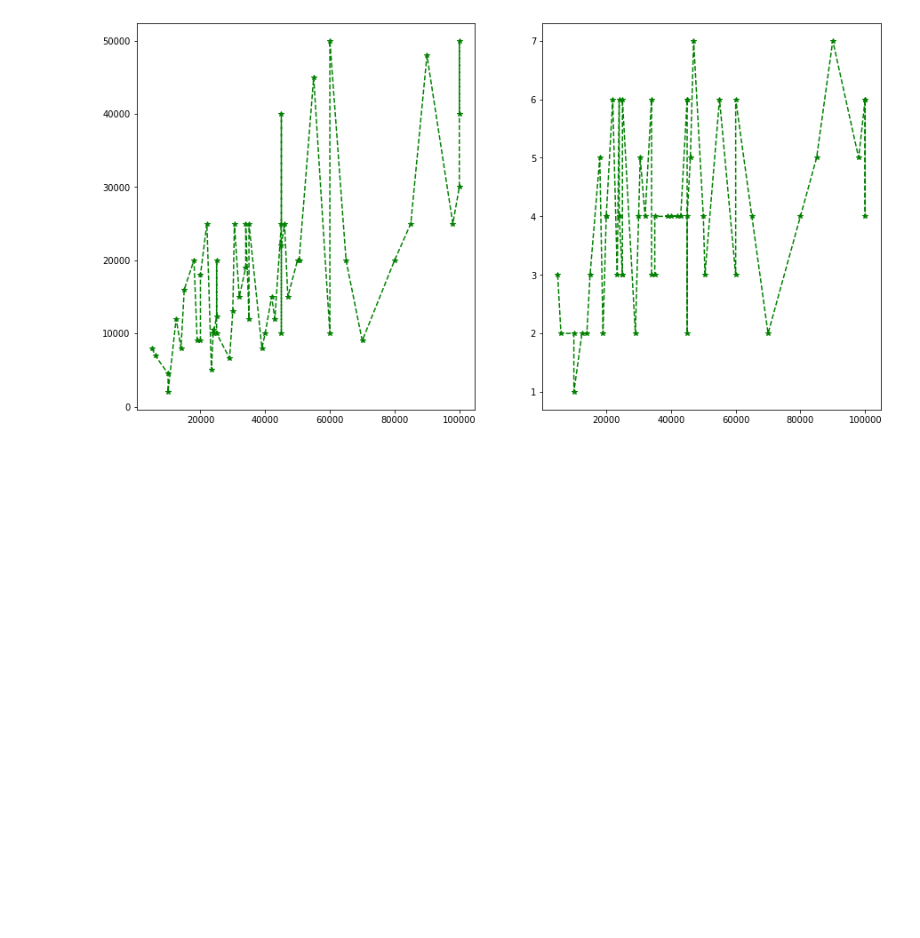
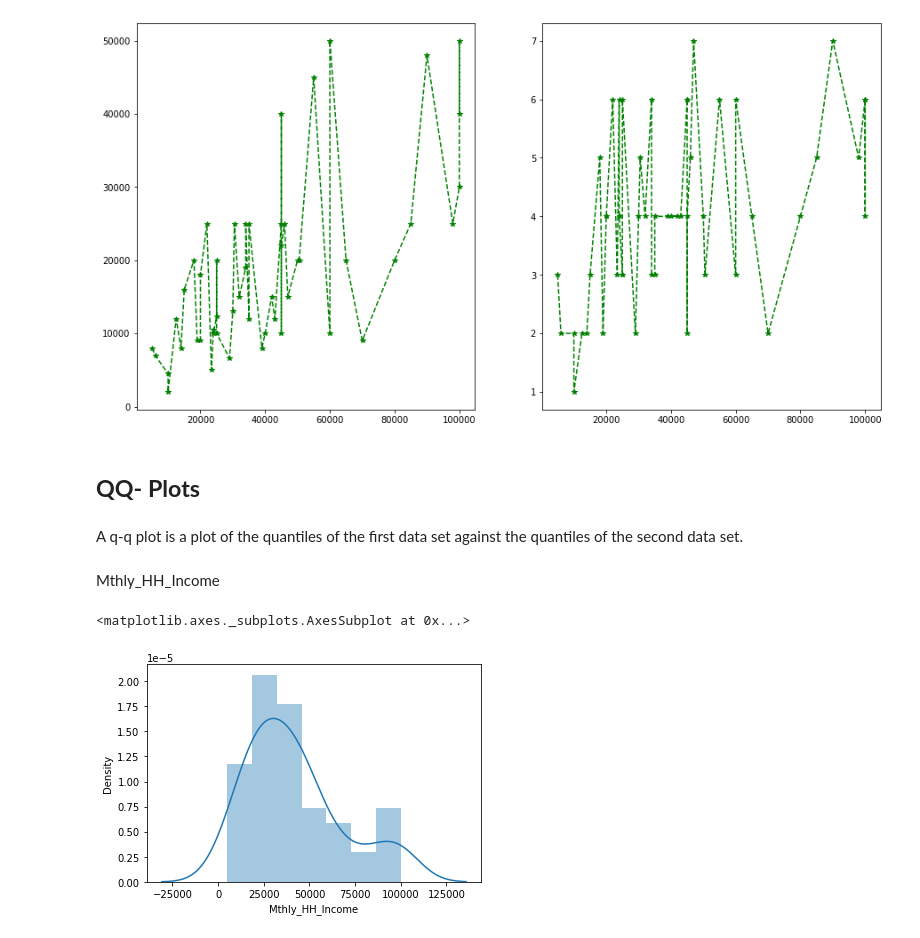
Before and after one commit to CodeWithSridhar/Innomatics-Internship, a Jupyter notebook: Task7_Descriptive_Statistics.ipynb, the cells around one changed output. Drawn from its saved outputs; the diff is of its cells as text; code cells hidden in the pictures; blank space fills up the shorter version.

```diff
--- a/Task7_Descriptive_Statistics.ipynb
+++ b/Task7_Descriptive_Statistics.ipynb
@@ -209,3 +211,15 @@ plt.plot(x, z, color = 'green', marker = '*', linestyle = 'dashed')
 plt.show()
 # %% [output]
 [figure]
+# %% [markdown]
+## **QQ- Plots**
+# %% [markdown]
+A q-q plot is a plot of the quantiles of the first data set against the quantiles of the second data set.
+# %% [markdown]
+Mthly_HH_Income
+# %%
+Mthly_HH_Income = data.Mthly_HH_Income
+sns.distplot(Mthly_HH_Income)
+# %% [output]
+<matplotlib.axes._subplots.AxesSubplot at 0x...>
+[figure, added]
```
Also changed, not shown: parts of 18 cells of this notebook.
